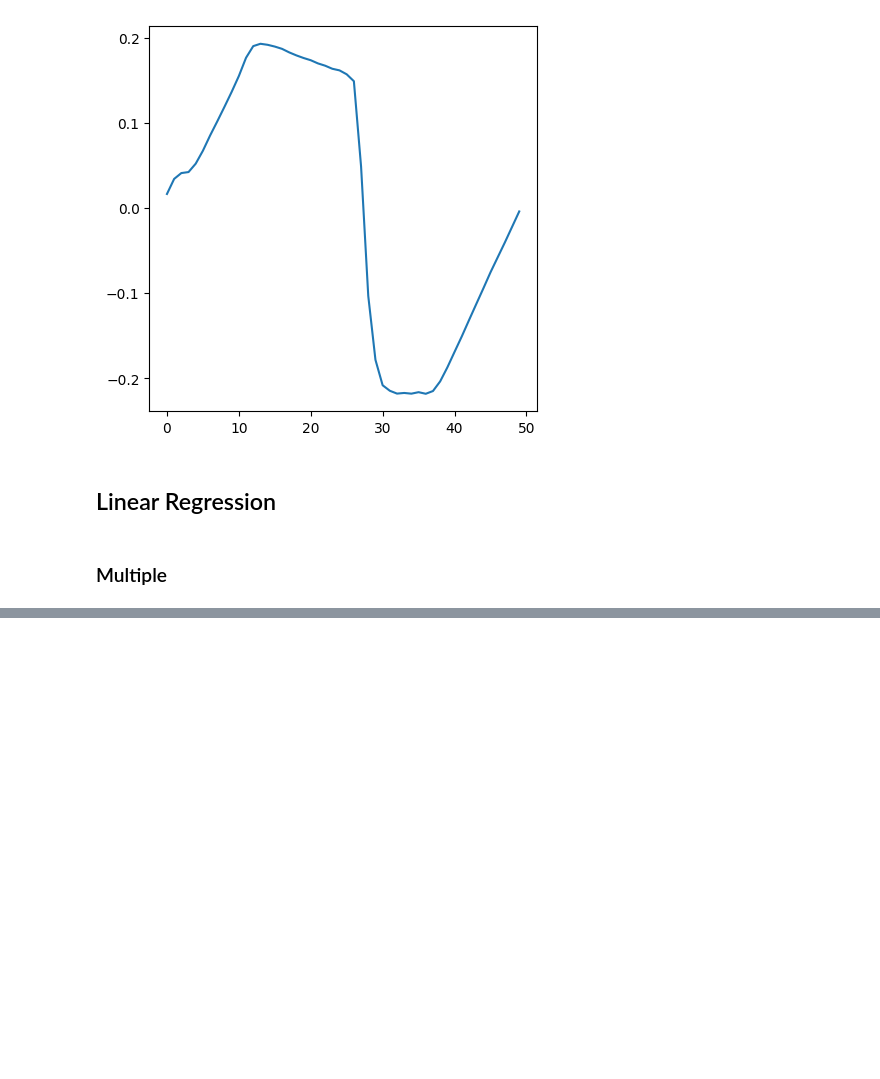
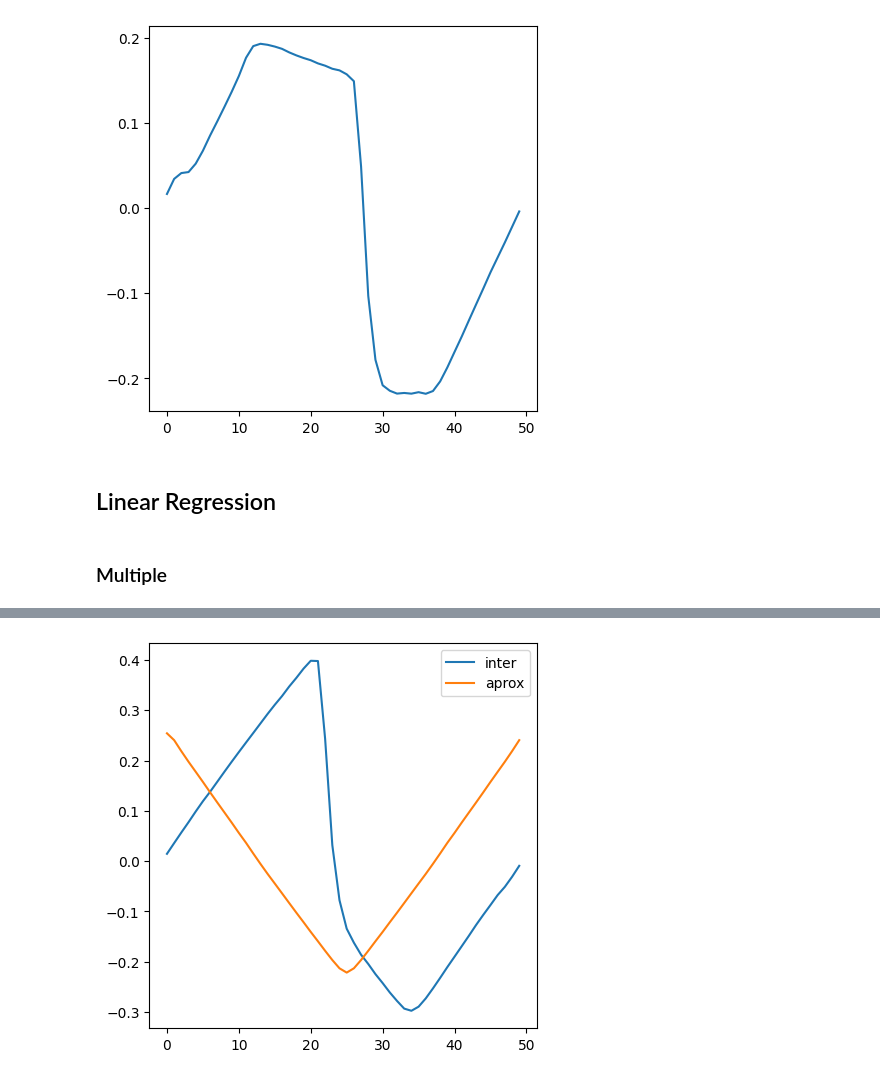
Before and after one commit to javiech1/TFG, a Jupyter notebook: resampling.ipynb, the cells around one changed output, grey strips where cells are left out. Cells and saved outputs as stored; diff of their text form; code cells hidden in the pictures; blank space fills up the shorter version.

```diff
--- a/resampling.ipynb
+++ b/resampling.ipynb
@@ -96,0 +133,10 @@ plt.show()
+# %%
+fft_common = np.minimum(np.abs(fft_tri), np.abs(fft_saw))
+trisaw_aprox = np.real(np.fft.ifft(fft_common))
+
+plt.plot(trisaw_audio, label = 'inter')
+plt.plot(trisaw_aprox, label = 'aprox')
+plt.legend()
+plt.show()
+# %% [output]
+[figure, added]
```
Also changed, not shown: parts of 22 cells of this notebook.
